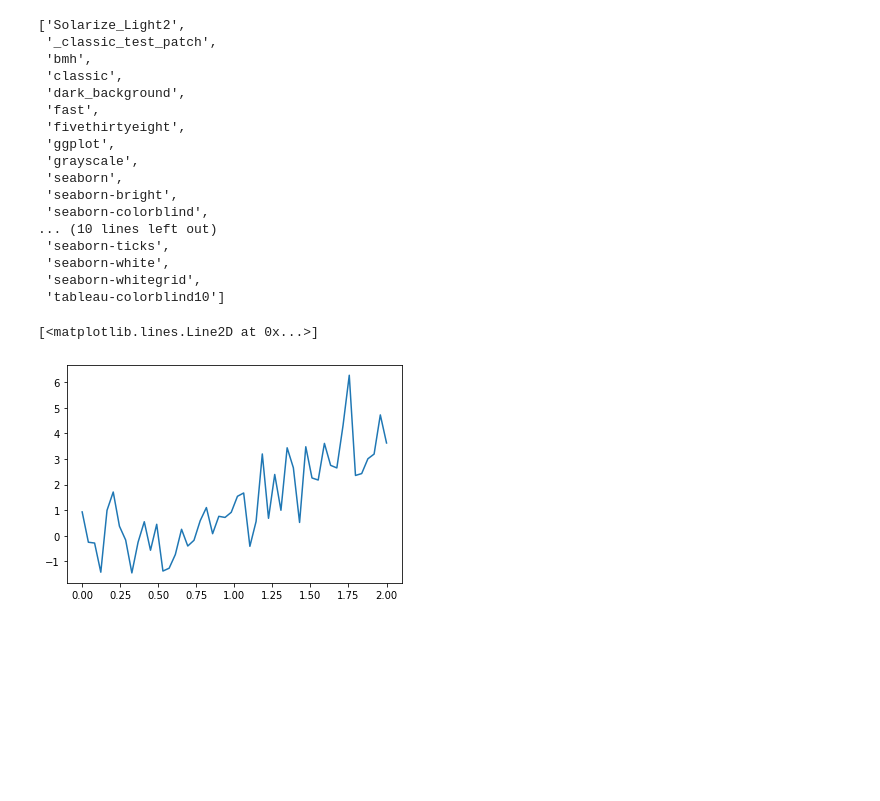
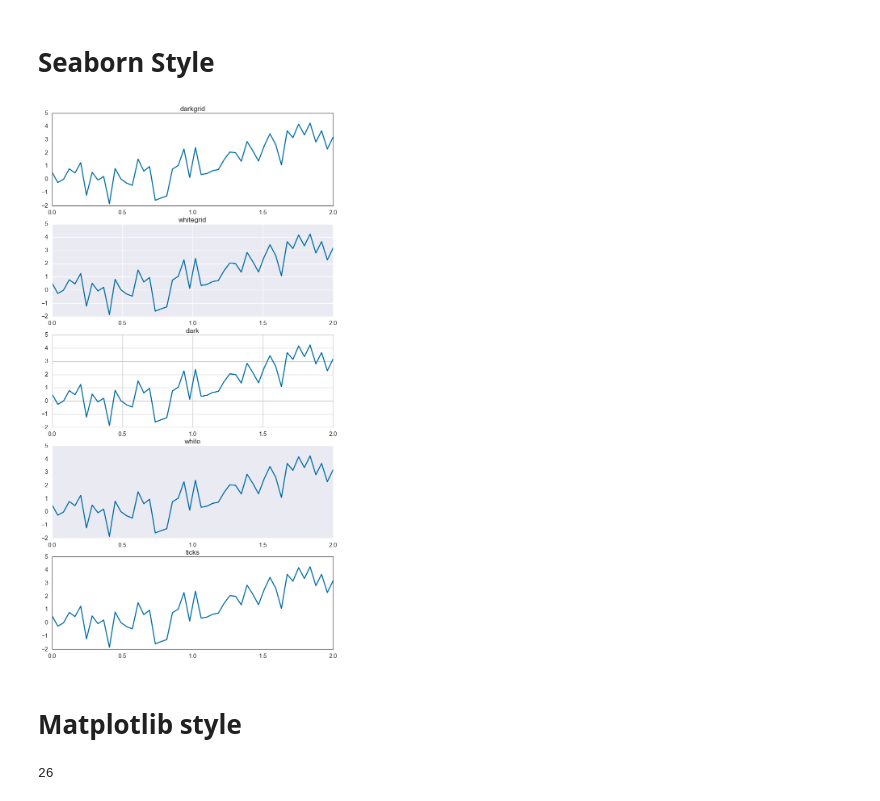
Before and after one commit to hyeonchan523/hyeonchan523.github.io, a Jupyter notebook: assets/examples/matplotlib_style.ipynb, the cells around one changed output. Saved outputs shown, nothing was run; the diff lists cells and outputs as text; code cells hidden in the pictures; blank space fills up the shorter version.

```diff
--- a/assets/examples/matplotlib_style.ipynb
+++ b/assets/examples/matplotlib_style.ipynb
@@ -1,29 +1,26 @@
 # %%
 import matplotlib.pyplot as plt
 import numpy as np
-plt.style.available
-# %% [output]
-['Solarize_Light2',
- '_classic_test_patch',
- 'bmh',
- 'classic',
- 'dark_background',
- 'fast',
- 'fivethirtyeight',
- 'ggplot',
- 'grayscale',
- 'seaborn',
- 'seaborn-bright',
- 'seaborn-colorblind',
-... (10 lines left out)
- 'seaborn-ticks',
- 'seaborn-white',
- 'seaborn-whitegrid',
- 'tableau-colorblind10']
 # %%
 x = np.linspace(0,2)
 y = x**2 + np.random.randn(50)
-plt.plot(x,y)
-# %% [output]
-[<matplotlib.lines.Line2D at 0x...>]
-[figure, removed]
+# %% [markdown]
+# Seaborn Style
+# %%
+import seaborn as sns
+styles = ['darkgrid','whitegrid','dark','white','ticks']
+plt.figure(figsize = (10,20))
+for i,style in enumerate(styles):
+    plt.subplot(5,1,i+1)
+    sns.set_style(style)
+    plt.plot(x,y)
+    plt.title(style)
+plt.savefig('../img/seaborn_style.png', bbox_inches = 'tight')
+# %% [output]
+[figure, added]
+# %% [markdown]
+# Matplotlib style
+# %%
+len(mpl_styles)
+# %% [output]
+26
```
Also changed, not shown: parts of 5 cells of this notebook, 3 other files.
